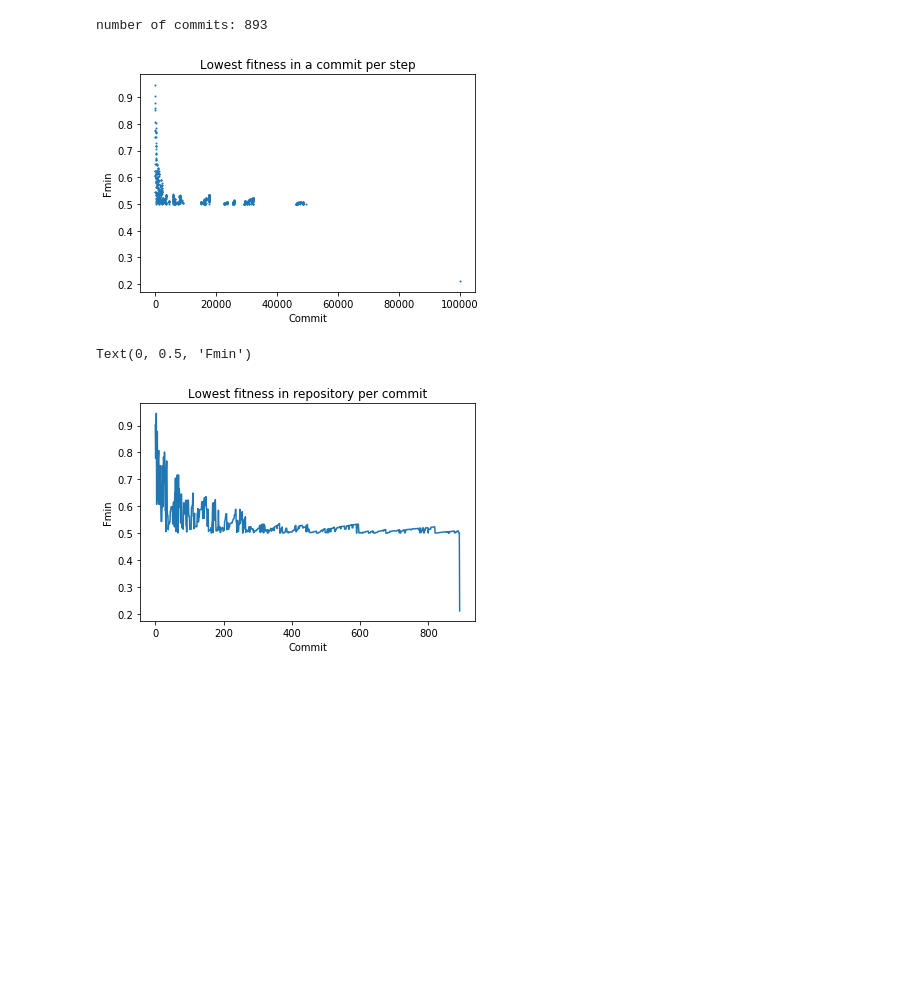
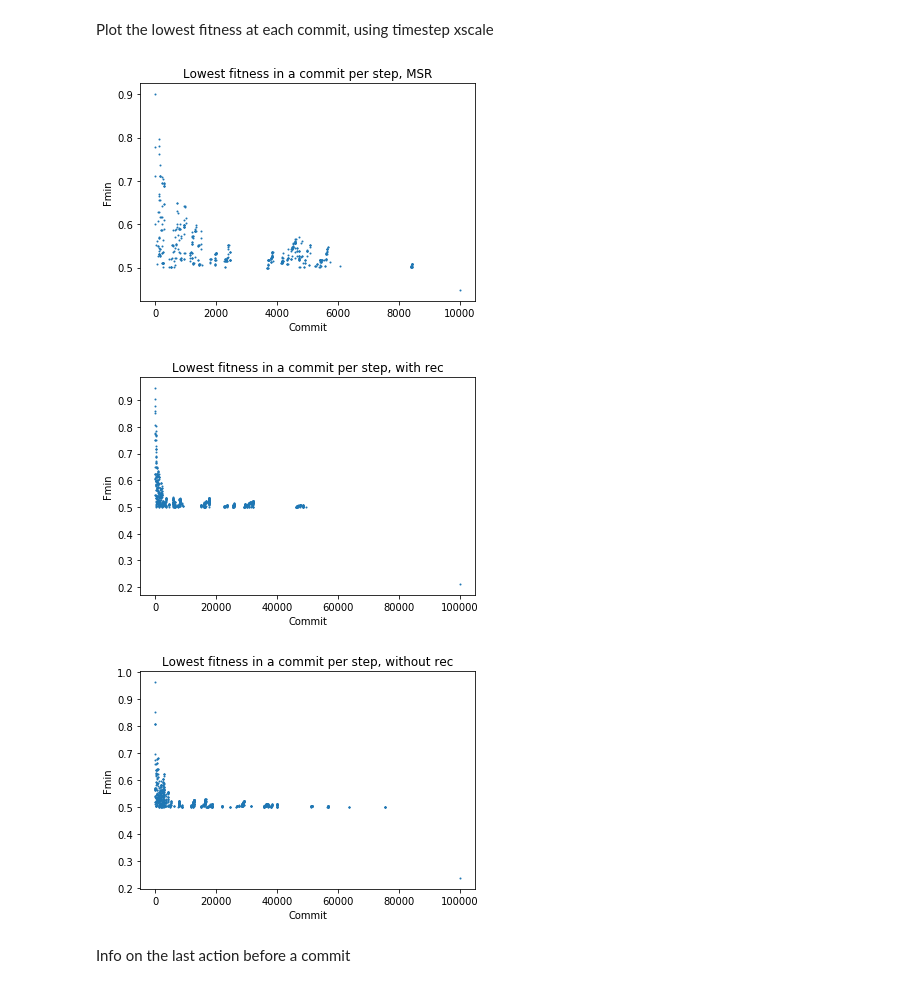
Before and after one commit to NatasjaWezel/Complex_Systems, a Jupyter notebook: Analysis/results_plots.ipynb, the cells around one changed output. Cells and saved outputs as stored; diff of their text form; code cells hidden in the pictures; blank space fills up the shorter version.

```diff
--- a/Analysis/results_plots.ipynb
+++ b/Analysis/results_plots.ipynb
@@ -54,20 +63,23 @@ Text(0, 0.5, 'Fmin')
+# %% [markdown]
+Plot the lowest fitness at each commit, using timestep xscale
 # %%
-print('number of commits:', len(commits_with))
-plt.scatter(commits_with, data_with['fmin'].iloc[commits_with], s=1)
-plt.title('Lowest fitness in a commit per step')
-plt.xlabel('Commit')
-plt.ylabel('Fmin')
-plt.show()
-
-plt.plot(range(len(commits_with)), data_with['fmin'].iloc[commits_with])
-plt.title('Lowest fitness in repository per commit')
-plt.xlabel('Commit')
-plt.ylabel('Fmin')
+def plot_commitstep(data, name, f0=.5):
+    commits = find_commits(data, f0)
+    plt.scatter(commits, data['fmin'].iloc[commits], s=1)
+    plt.title('Lowest fitness in a commit per step, '+name)
+    plt.xlabel('Commit')
+    plt.ylabel('Fmin')
+    plt.show()
-# %% [output]
-number of commits: 893
-[figure, removed]
-Text(0, 0.5, 'Fmin')
-[figure, removed]
+# %%
+plot_commitstep(data_MSR, 'MSR')
+plot_commitstep(data_with, 'with rec')
+plot_commitstep(data_without, 'without rec')
+# %% [output]
+[figure, added]
+[figure, added]
+[figure, added]
+# %% [markdown]
+Info on the last action before a commit
 # %%
 print('used proportions:\n',
     'update_method, 0.45\n',
```
Also changed, not shown: parts of 24 cells of this notebook, 2 other files.
